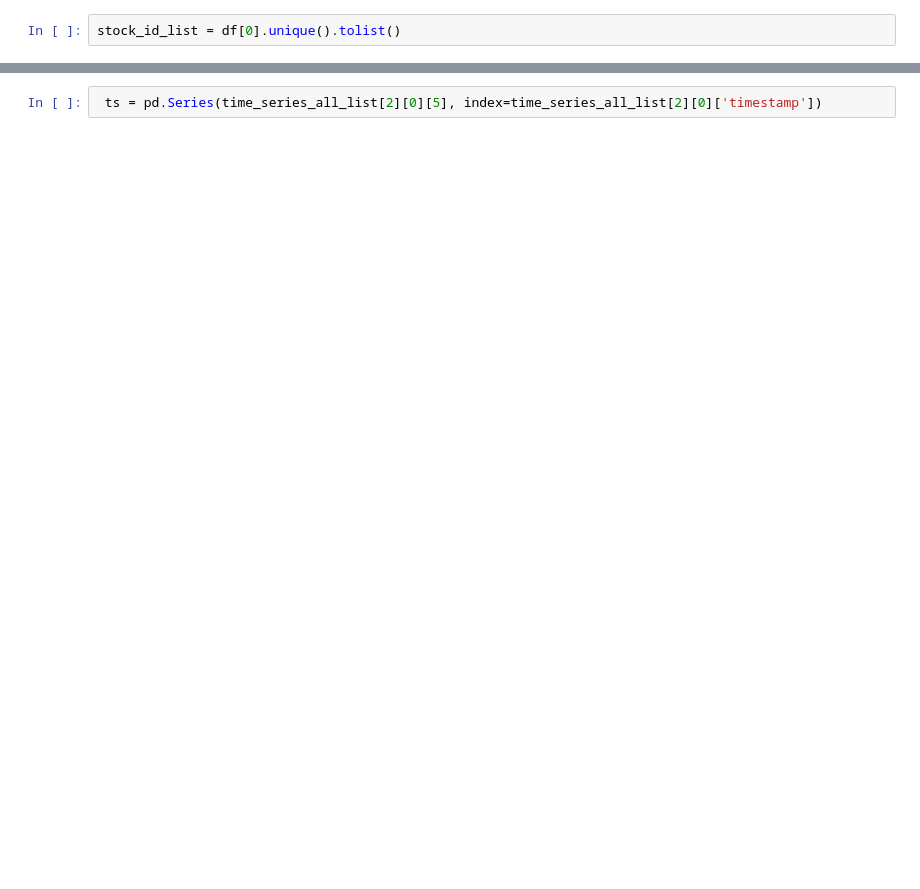
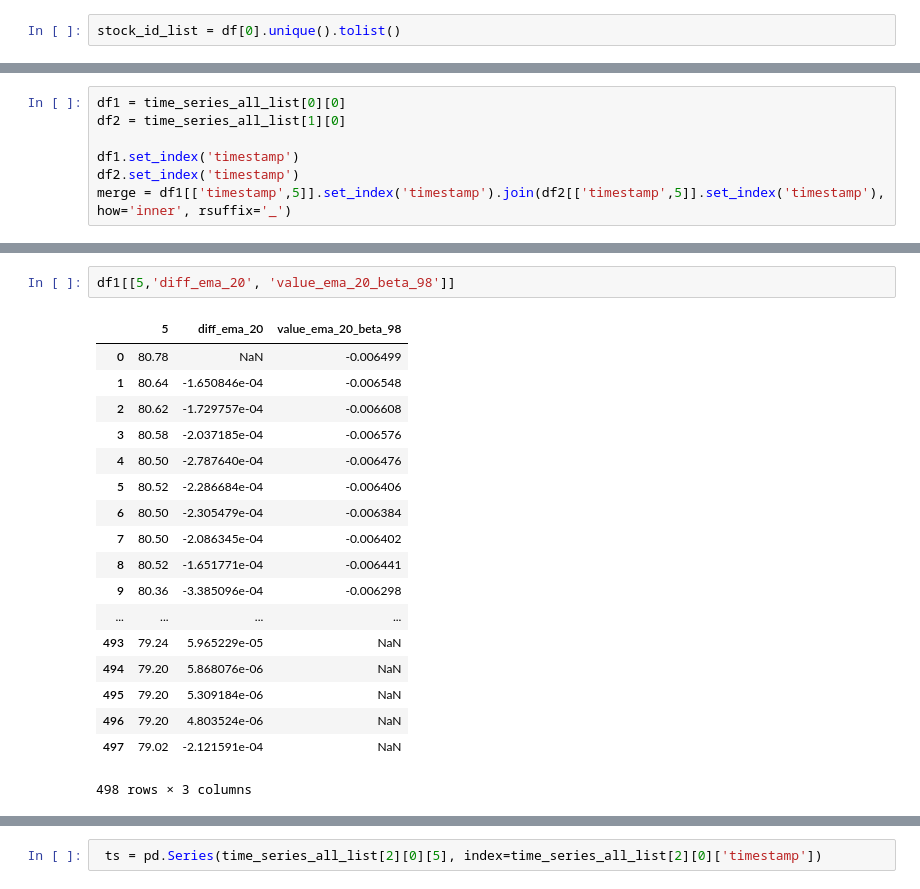
Before and after one commit to smartestrobotdai/download-data, a Jupyter notebook: data-analytics/omx30-prep.ipynb, the cells around one changed output, grey strips where cells are left out. Saved outputs shown, nothing was run; the diff lists cells and outputs as text; blank space fills up the shorter version.

```diff
--- a/data-analytics/omx30-prep.ipynb
+++ b/data-analytics/omx30-prep.ipynb
@@ -118,0 +128,7 @@ time_series_all_list[2][0]
+# %%
+df1 = time_series_all_list[0][0]
+df2 = time_series_all_list[1][0]
+
+df1.set_index('timestamp')
+df2.set_index('timestamp')
+merge = df1[['timestamp',5]].set_index('timestamp').join(df2[['timestamp',5]].set_index('timestamp'), how='inner', rsuffix='_')
@@ -118,0 +157,21 @@ time_series_all_list[2][0]
+# %%
+df1[[5,'diff_ema_20', 'value_ema_20_beta_98']]
+# %% [output]
+|  | 5 | diff_ema_20 | value_ema_20_beta_98 |
+| 0 | 80.78 | NaN | -0.006499 |
+| 1 | 80.64 | -1.650846e-04 | -0.006548 |
+| 2 | 80.62 | -1.729757e-04 | -0.006608 |
+| 3 | 80.58 | -2.037185e-04 | -0.006576 |
+| 4 | 80.50 | -2.787640e-04 | -0.006476 |
+| 5 | 80.52 | -2.286684e-04 | -0.006406 |
+| 6 | 80.50 | -2.305479e-04 | -0.006384 |
+| 7 | 80.50 | -2.086345e-04 | -0.006402 |
+| 8 | 80.52 | -1.651771e-04 | -0.006441 |
+| 9 | 80.36 | -3.385096e-04 | -0.006298 |
+| ... | ... | ... | ... |
+| 493 | 79.24 | 5.965229e-05 | NaN |
+| 494 | 79.20 | 5.868076e-06 | NaN |
+| 495 | 79.20 | 5.309184e-06 | NaN |
+| 496 | 79.20 | 4.803524e-06 | NaN |
+| 497 | 79.02 | -2.121591e-04 | NaN |
+498 rows × 3 columns
```
Also changed, not shown: parts of 18 cells of this notebook.
